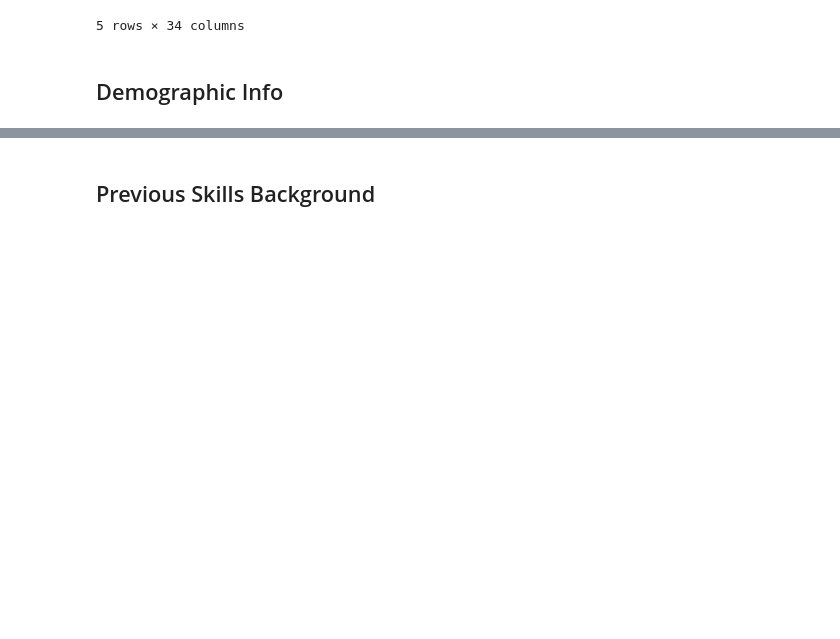
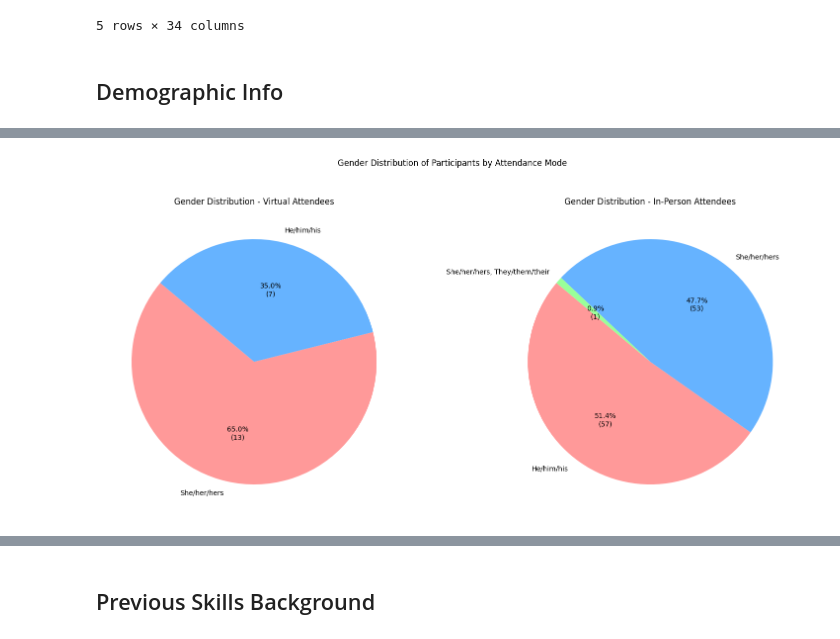
Before and after one commit to brainhack-vandy/data_analysis, a Jupyter notebook: data_analysis.ipynb, the cells around one changed output, grey strips where cells are left out. Saved outputs shown, nothing was run; the diff lists cells and outputs as text; code cells hidden in the pictures; blank space fills up the shorter version.

Commit message:
finished data analysis

```diff
--- a/data_analysis.ipynb
+++ b/data_analysis.ipynb
@@ -115,0 +49,46 @@ plt.show()
+# %%
+def distribution_count(column, mode_df):
+    count = mode_df[column].value_counts()
+    return count
+
+def autopct_format(values):
+    def my_format(pct):
+        total = sum(values)
+        val = int(round(pct*total/100.0))
+        return f'{pct:.1f}%\n({val:d})'
+    return my_format
+
+# Split data by attendance mode
+virtual_df = df[df['Will you be attending in-person or virtually?'] == 'Virtually']
+in_person_df = df[df['Will you be attending in-person or virtually?'] == 'In-person']
+
+# Get distributions for both modes
+virtual_distribution = distribution_count("Preferred pronouns", virtual_df)
+in_person_distribution = distribution_count("Preferred pronouns", in_person_df)
+
+# Drop 'Prefer not to say' from both distributions if present
+if 'Prefer not to say' in virtual_distribution.index:
+    virtual_distribution.drop(labels=['Prefer not to say'], inplace=True)
+if 'Prefer not to say' in in_person_distribution.index:
+    in_person_distribution.drop(labels=['Prefer not to say'], inplace=True)
+
+# Create subplots for the two pie charts
+fig, (ax1, ax2) = plt.subplots(1, 2, figsize=(15, 7))
+
+colors = ['#ff9999','#66b3ff','#99ff99']
+
+# Create the virtual attendees pie chart
+ax1.pie(virtual_distribution.values, labels=virtual_distribution.index,
+        colors=colors, autopct=autopct_format(virtual_distribution.values), startangle=140)
+ax1.set_title('Gender Distribution - Virtual Attendees')
+
+# Create the in-person attendees pie chart
+ax2.pie(in_person_distribution.values, labels=in_person_distribution.index,
+        colors=colors, autopct=autopct_format(in_person_distribution.values), startangle=140)
+ax2.set_title('Gender Distribution - In-Person Attendees')
+
+plt.suptitle('Gender Distribution of Participants by Attendance Mode', y=1.05)
+plt.tight_layout()
+plt.show()
+# %% [output]
+[figure, added]
```
Also changed, not shown: parts of 16 cells of this notebook.
